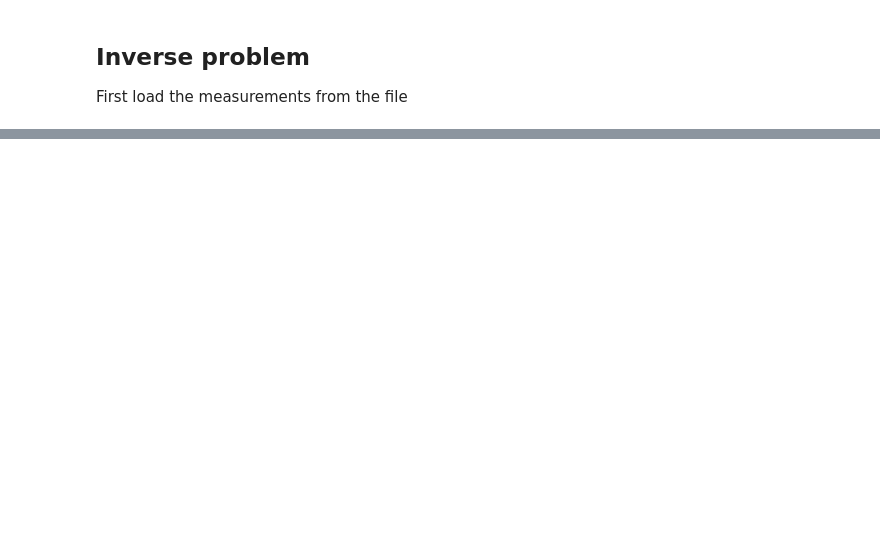
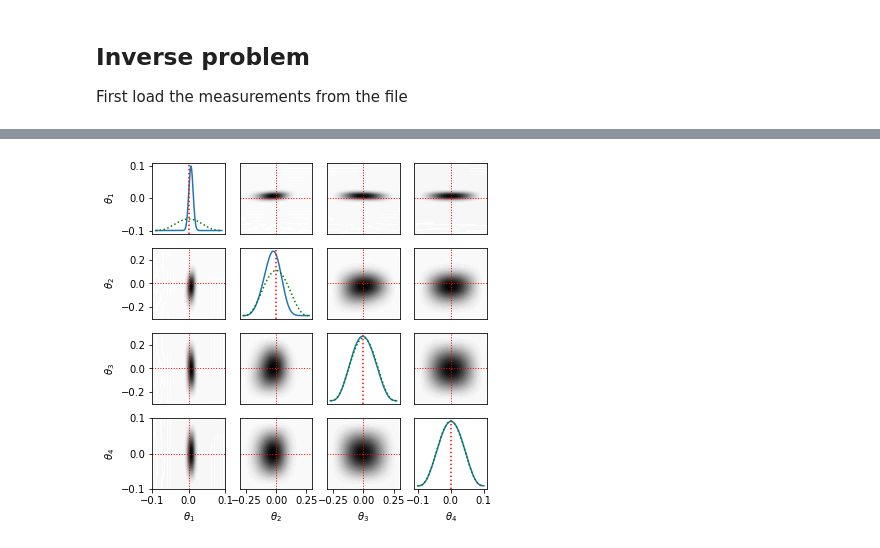
Before and after one commit to ion-g-ion/tt-iga, a Jupyter notebook: waveguide_inverse2.ipynb, the cells around one changed output, grey strips where cells are left out. Cells and saved outputs as stored; diff of their text form; code cells hidden in the pictures; blank space fills up the shorter version.

```diff
--- a/waveguide_inverse2.ipynb
+++ b/waveguide_inverse2.ipynb
@@ -301,9 +345,9 @@ print(x2.numpy().squeeze())
 print(x3.numpy().squeeze())
 
 print()
-print(fspace([ y1, y2, y3]+3*[tn.tensor([0])]).numpy().squeeze())
+print(fspace([ y1, y2, y3]+4*[tn.tensor([0])]).numpy().squeeze())
 import pickle
-with open('wg_measurement.pkl', 'rb') as f:
+with open('./examples/wg_measurement.pkl', 'rb') as f:
     data = pickle.load(f)
 
 sigma_noise = 0.02
@@ -330,8 +391,10 @@ def likelihood_handle(params):
 
     for i in range(3):
         for j in range(3):
-            argz = tn.hstack((y1[i]+tn.zeros((params.shape[0],1)), y2[j]+tn.zeros((params.shape[0],1)) ,y3[0]+tn.zeros((params.shape[0],1)), params))
-            u = fspace(argz)
+
+            fspace_tmp = fspace[y1[i],y2[j],y3[0],:,:,:,:]
+            fspace_tmp.dofs = fspace_tmp.dofs.round(1e-9)
+            u = fspace_tmp(params)
 
 
             s = s + (u - u_noise[i,j])**2
@@ -359,20 +422,18 @@ def posterior_handle(params):
     return prior_handle(params)* likelihood_handle(params)#+1e-101*(params[...,0]+params[...,1]+params[...,2]+params[...,3])
     # return tn.tensor(list(map((post), list(params))))
 # %%
-
 import TTCME
 
+basis = [TTCME.basis.BSplineBasis(50,Basis_param[0].interval,2), TTCME.basis.BSplineBasis(25,Basis_param[1].interval,2), TTCME.basis.BSplineBasis(25,Basis_param[2].interval,2), TTCME.basis.BSplineBasis(25,Basis_param[3].interval,2)]
+xs = tntt.meshgrid([tn.tensor(b.interpolation_pts[0]) for b in basis])
+Ms = tntt.rank1TT([tn.tensor(b.interpolation_pts[1]) for b in basis])
 
-basis = [ TTCME.basis.BSplineBasis(64,[Basis_param[i].interval[0],Basis_param[i].interval[1]],2) for i in range (3) ]
-xs = tntt.meshgrid([tn.tensor(b.interpolation_pts[0]) for b in basis])
-Mg = tntt.rank1TT([tn.tensor(b.interpolation_pts[1]) for b in basis])
+paramz = tn.hstack(( tn.reshape(xs[0].full(),[-1,1]) , tn.reshape(xs[1].full(),[-1,1]) , tn.reshape(xs[2].full(),[-1,1]) , tn.reshape(xs[3].full(),[-1,1]) ))
 
-paramz = tn.hstack(( tn.reshape(xs[0].full(),[-1,1]) , tn.reshape(xs[1].full(),[-1,1]) , tn.reshape(xs[2].full(),[-1,1])  ))
+#vals = tn.reshape(posterior_handle(paramz), [b.dim for b in basis])
 
-vals = tn.reshape(posterior_handle(paramz),[b.dim for b in basis])
-
-posterior_pdf = TTCME.pdfTT(basis, variable_names= ['theta1', 'theta2', 'theta3'], dofs = tntt.TT(vals,eps = 1e-12))
-# posterior_pdf = TTCME.pdfTT.interpoalte(posterior_handle, basis, variable_names=['theta1', 'theta2', 'theta3', 'theta4'])
+#posterior_pdf = TTCME.pdfTT(basis, variable_names= ['theta1', 'theta2', 'theta3', 'theta4'], dofs = tntt.TT(vals,eps = 1e-12))
+posterior_pdf = TTCME.pdfTT.interpoalte(posterior_handle, basis, variable_names=['theta1', 'theta2', 'theta3', 'theta4'])
 print(posterior_pdf)
 #
-prior_pdf = TTCME.pdfTT.interpoalte(prior_handle, basis, variable_names=['theta1', 'theta2', 'theta3'])
+prior_pdf = TTCME.pdfTT.interpoalte(prior_handle, basis, variable_names=['theta1', 'theta2', 'theta3', 'theta4'])
@@ -399,12 +489,12 @@ print('Variance prior                    ' ,V)
 # %%
 plt.figure(figsize = [6,6])
-true_parameters = [0.0]*3
+true_parameters = [0.0]*4
 k = 0
-for i in range(3):
-    for j in range(3):
+for i in range(4):
+    for j in range(4):
         k += 1
         if i==j:
-            plt.subplot(3, 3, k)
+            plt.subplot(4, 4, k)
 
             theta = np.linspace(basis[i].domain[0], basis[i].domain[1],1000)
             pr = prior_pdf.marginal([k for k in range(4) if i!=k])[theta].numpy()
@@ -415,37 +505,39 @@ for i in range(3):
             plt.plot(theta,(pr/np.max(po)*(np.max(theta)-np.min(theta))+np.min(theta)),'g:')
 
         else:
-            plt.subplot(3, 3, k)
+            plt.subplot(4, 4, k)
 
             if j<i:
                 theta1 = np.linspace(basis[j].domain[0], basis[j].domain[1], 127)
                 theta2 = np.linspace(basis[i].domain[0], basis[i].domain[1], 128)
 
                 T1, T2 = np.meshgrid(theta1, theta2)
                 po = posterior_pdf.marginal([k for k in range(4) if i!=k and j!=k])
                 po.normalize()
                 po = po[theta1,theta2].numpy().T
                 plt.contourf(T1, T2, po, cmap='gray_r', levels =64)
                 plt.axvline(true_parameters[j],c='r',linestyle=':',linewidth=1)
                 plt.axhline(true_parameters[i],c='r',linestyle=':',linewidth=1)
             else:
                 theta1 = np.linspace(basis[i].domain[0],basis[i].domain[1],127)
                 theta2 = np.linspace(basis[j].domain[0],basis[j].domain[1],128)
 
                 T1, T2 = np.meshgrid(theta1, theta2)
                 po = posterior_pdf.marginal([k for k in range(4) if i!=k and j!=k])
                 po.normalize()
                 po = po[theta1,theta2].numpy().T
                 plt.contourf(T2, T1, po, cmap='gray_r', levels =64)
                 plt.axvline(true_parameters[j],c='r',linestyle=':',linewidth=1)
                 plt.axhline(true_parameters[i],c='r',linestyle=':',linewidth=1)
 
-        if i==2: plt.xlabel(r'$\theta_'+str(j+1)+'$')
+        if i==3: plt.xlabel(r'$\theta_'+str(j+1)+'$')
         if j==0: plt.ylabel(r'$\theta_'+str(i+1)+'$')
 
         if j>0: plt.yticks([])
-        if i<2: plt.xticks([])
+        if i<3: plt.xticks([])
 
 plt.savefig('wg_posterior1.pdf')
+# %% [output]
+[figure, added]
 # %%
 dofs_tt
```
Also changed, not shown: parts of 10 cells of this notebook, 10 other files.
